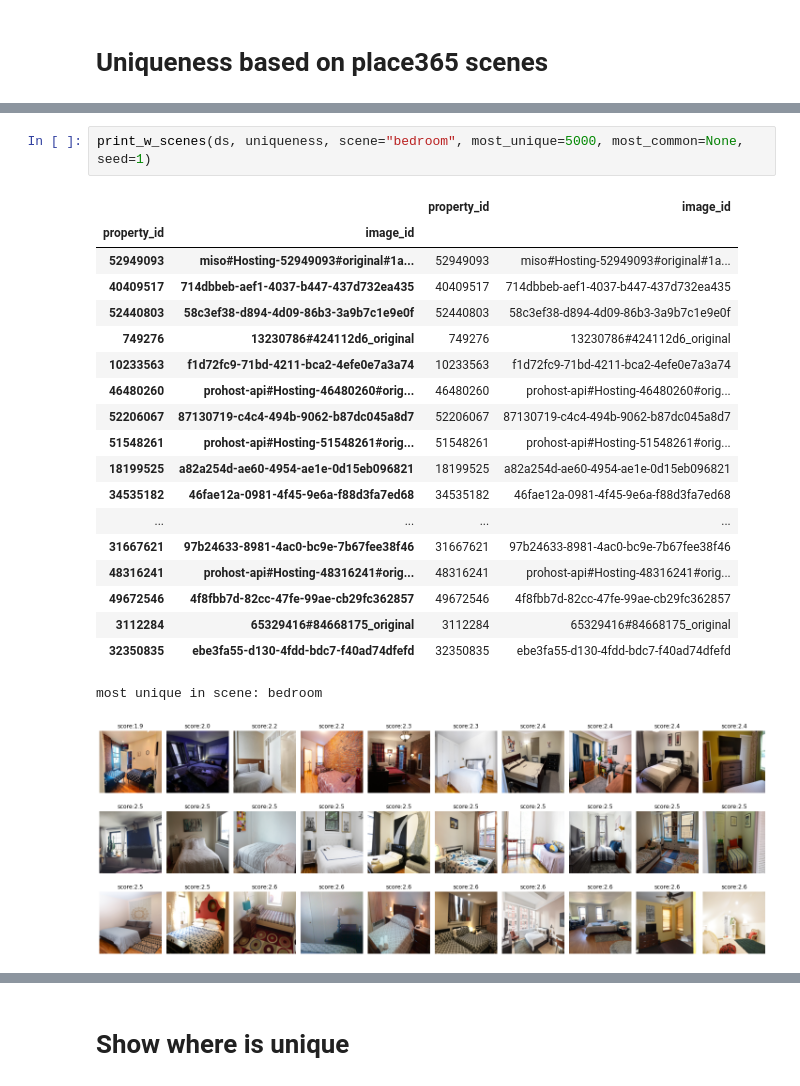
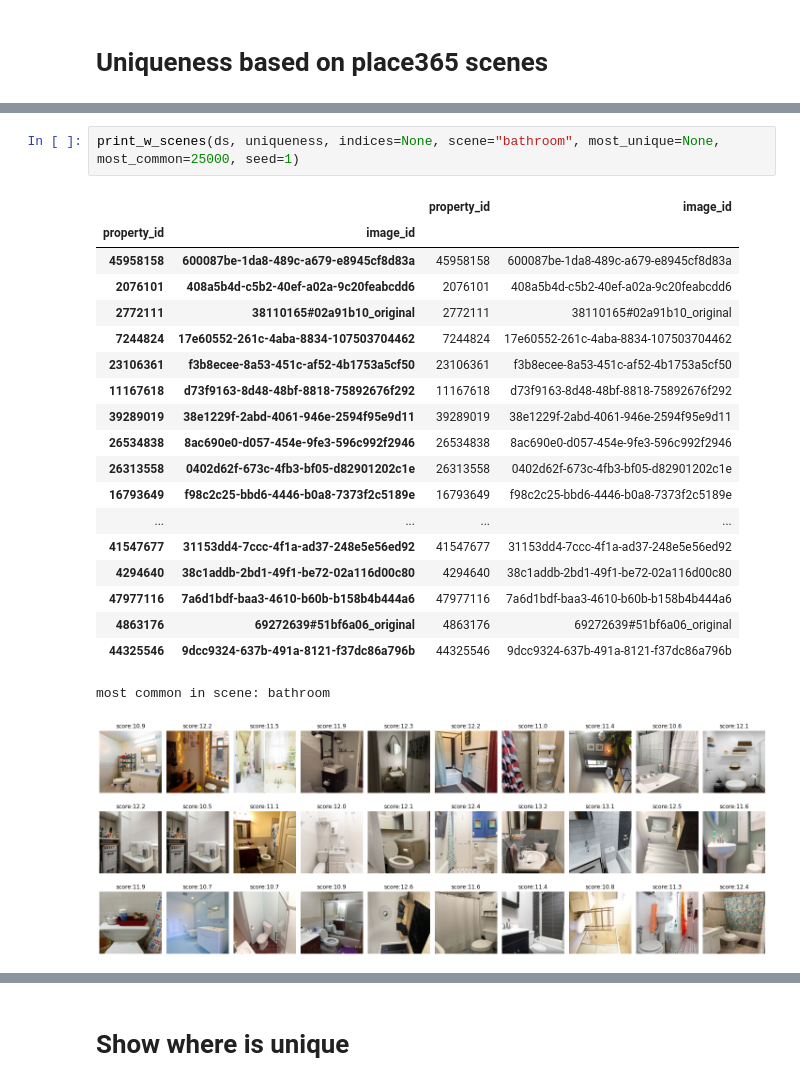
Before and after one commit to linhx25/image-uniqueness, a Jupyter notebook: model_interpretation_NY.ipynb, the cells around one changed output, grey strips where cells are left out. Drawn from its saved outputs; the diff is of its cells as text.

```diff
--- a/model_interpretation_NY.ipynb
+++ b/model_interpretation_NY.ipynb
@@ -68,23 +352,23 @@ uniqueness.loc[idx, "loss"] = t.values
 # %%
-print_w_scenes(ds, uniqueness, scene="bedroom", most_unique=5000, most_common=None, seed=1)
+print_w_scenes(ds, uniqueness, indices=None, scene="bathroom", most_unique=None, most_common=25000, seed=1)
 # %% [output]
 |  |  | property_id | image_id |
 | property_id | image_id |  |  |
-| 52949093 | miso#Hosting-52949093#original#1a... | 52949093 | miso#Hosting-52949093#original#1a... |
-| 40409517 | 714dbbeb-aef1-4037-b447-437d732ea435 | 40409517 | 714dbbeb-aef1-4037-b447-437d732ea435 |
-| 52440803 | 58c3ef38-d894-4d09-86b3-3a9b7c1e9e0f | 52440803 | 58c3ef38-d894-4d09-86b3-3a9b7c1e9e0f |
-| 749276 | 13230786#424112d6_original | 749276 | 13230786#424112d6_original |
-| 10233563 | f1d72fc9-71bd-4211-bca2-4efe0e7a3a74 | 10233563 | f1d72fc9-71bd-4211-bca2-4efe0e7a3a74 |
-| 46480260 | prohost-api#Hosting-46480260#orig... | 46480260 | prohost-api#Hosting-46480260#orig... |
-| 52206067 | 87130719-c4c4-494b-9062-b87dc045a8d7 | 52206067 | 87130719-c4c4-494b-9062-b87dc045a8d7 |
-| 51548261 | prohost-api#Hosting-51548261#orig... | 51548261 | prohost-api#Hosting-51548261#orig... |
-| 18199525 | a82a254d-ae60-4954-ae1e-0d15eb096821 | 18199525 | a82a254d-ae60-4954-ae1e-0d15eb096821 |
-| 34535182 | 46fae12a-0981-4f45-9e6a-f88d3fa7ed68 | 34535182 | 46fae12a-0981-4f45-9e6a-f88d3fa7ed68 |
+| 45958158 | 600087be-1da8-489c-a679-e8945cf8d83a | 45958158 | 600087be-1da8-489c-a679-e8945cf8d83a |
+| 2076101 | 408a5b4d-c5b2-40ef-a02a-9c20feabcdd6 | 2076101 | 408a5b4d-c5b2-40ef-a02a-9c20feabcdd6 |
+| 2772111 | 38110165#02a91b10_original | 2772111 | 38110165#02a91b10_original |
+| 7244824 | 17e60552-261c-4aba-8834-107503704462 | 7244824 | 17e60552-261c-4aba-8834-107503704462 |
+| 23106361 | f3b8ecee-8a53-451c-af52-4b1753a5cf50 | 23106361 | f3b8ecee-8a53-451c-af52-4b1753a5cf50 |
+| 11167618 | d73f9163-8d48-48bf-8818-75892676f292 | 11167618 | d73f9163-8d48-48bf-8818-75892676f292 |
+| 39289019 | 38e1229f-2abd-4061-946e-2594f95e9d11 | 39289019 | 38e1229f-2abd-4061-946e-2594f95e9d11 |
+| 26534838 | 8ac690e0-d057-454e-9fe3-596c992f2946 | 26534838 | 8ac690e0-d057-454e-9fe3-596c992f2946 |
+| 26313558 | 0402d62f-673c-4fb3-bf05-d82901202c1e | 26313558 | 0402d62f-673c-4fb3-bf05-d82901202c1e |
+| 16793649 | f98c2c25-bbd6-4446-b0a8-7373f2c5189e | 16793649 | f98c2c25-bbd6-4446-b0a8-7373f2c5189e |
 | ... | ... | ... | ... |
-| 31667621 | 97b24633-8981-4ac0-bc9e-7b67fee38f46 | 31667621 | 97b24633-8981-4ac0-bc9e-7b67fee38f46 |
-| 48316241 | prohost-api#Hosting-48316241#orig... | 48316241 | prohost-api#Hosting-48316241#orig... |
-| 49672546 | 4f8fbb7d-82cc-47fe-99ae-cb29fc362857 | 49672546 | 4f8fbb7d-82cc-47fe-99ae-cb29fc362857 |
-| 3112284 | 65329416#84668175_original | 3112284 | 65329416#84668175_original |
-| 32350835 | ebe3fa55-d130-4fdd-bdc7-f40ad74dfefd | 32350835 | ebe3fa55-d130-4fdd-bdc7-f40ad74dfefd |
+| 41547677 | 31153dd4-7ccc-4f1a-ad37-248e5e56ed92 | 41547677 | 31153dd4-7ccc-4f1a-ad37-248e5e56ed92 |
+| 4294640 | 38c1addb-2bd1-49f1-be72-02a116d00c80 | 4294640 | 38c1addb-2bd1-49f1-be72-02a116d00c80 |
+| 47977116 | 7a6d1bdf-baa3-4610-b60b-b158b4b444a6 | 47977116 | 7a6d1bdf-baa3-4610-b60b-b158b4b444a6 |
+| 4863176 | 69272639#51bf6a06_original | 4863176 | 69272639#51bf6a06_original |
+| 44325546 | 9dcc9324-637b-491a-8121-f37dc86a796b | 44325546 | 9dcc9324-637b-491a-8121-f37dc86a796b |
-most unique in scene: bedroom
+most common in scene: bathroom
-[figure, old version]
+[figure, new version]
```
Also changed, not shown: parts of 14 cells of this notebook, 4 other files.
